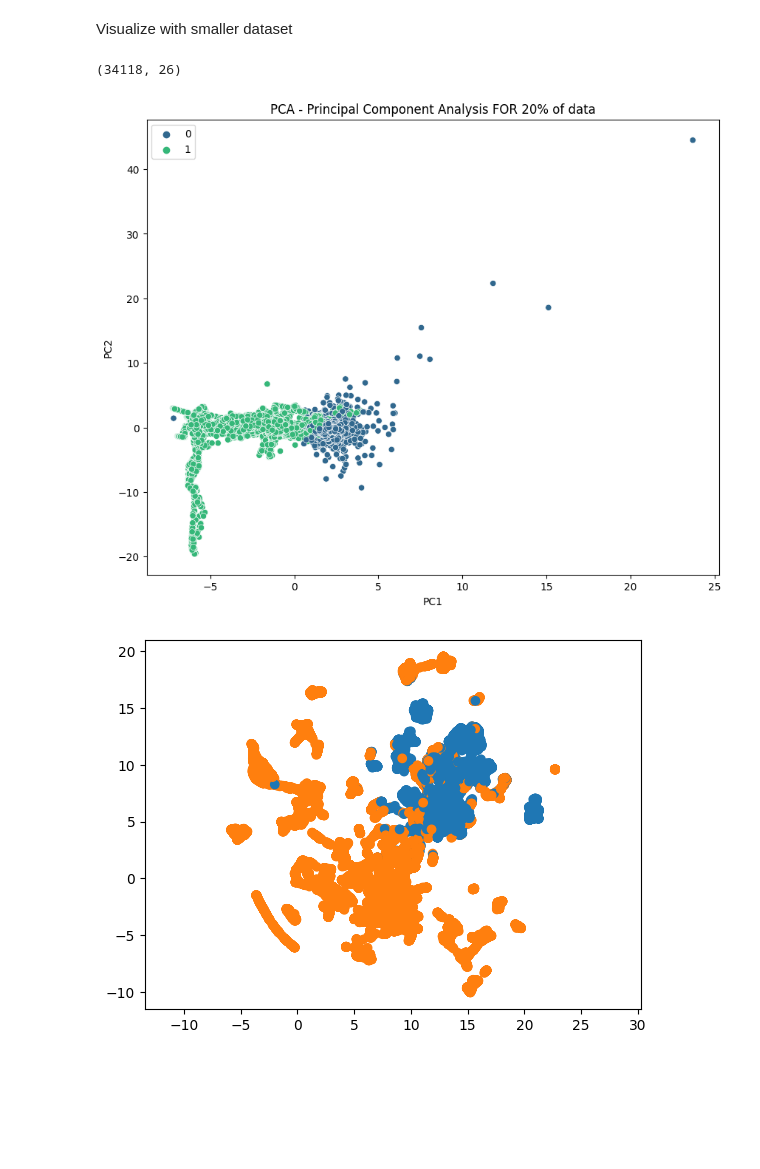
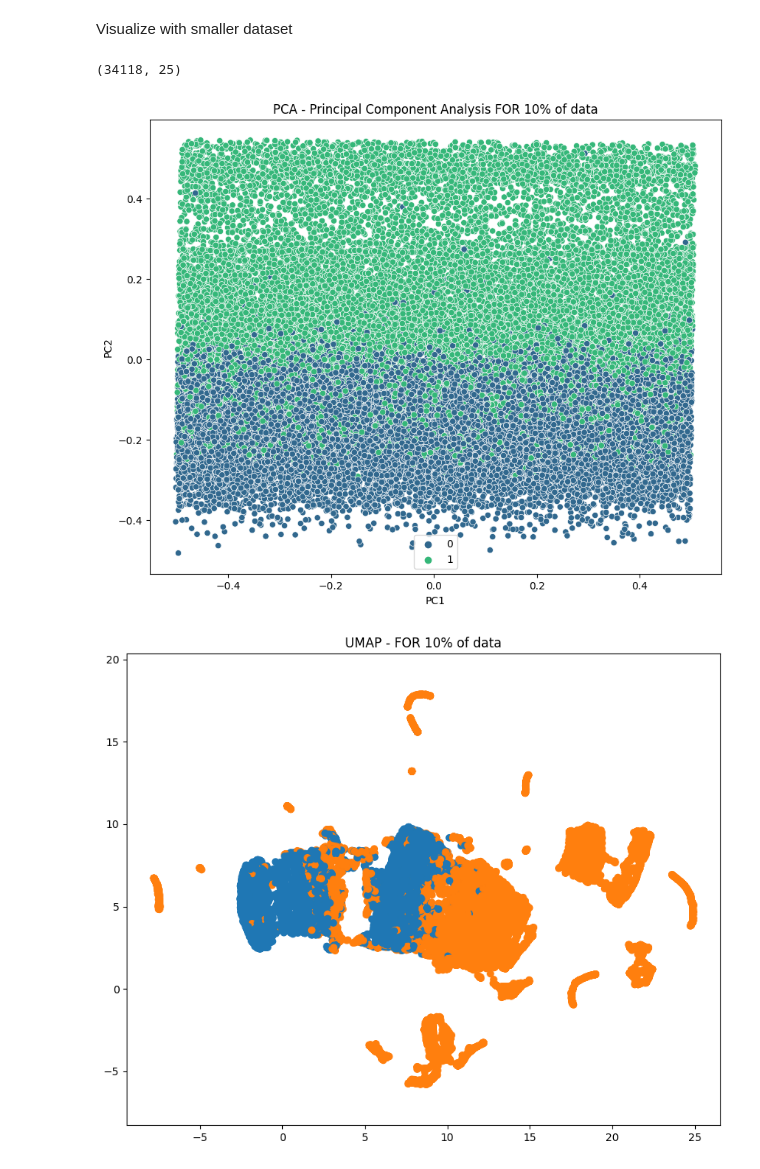
Before and after one commit to jhwang00/cs584-project, a Jupyter notebook: 2023_creditcard_dataset.ipynb, the cells around one changed output. Cells and saved outputs as stored; diff of their text form; code cells hidden in the pictures; blank space fills up the shorter version.

```diff
--- a/2023_creditcard_dataset.ipynb
+++ b/2023_creditcard_dataset.ipynb
@@ -124,5 +136,5 @@ Scale data to see correlation between features
 # %%
-scaler = StandardScaler()
+scaler = MinMaxScaler()
 scaler.fit(X)
 scaled_df = pd.DataFrame(scaler.transform(X))
 scaled_df.columns=X.columns
@@ -143,5 +157,5 @@ V17, V18 and V10
 # %%
-scaled_df = scaled_df.drop(columns = ['V17', 'V18', 'V10'])
+scaled_df = scaled_df.drop(columns = ['V14', 'V17', 'V18', 'V10'])
 # %% [markdown]
 Check correlation with target
 # %%
@@ -191,7 +205,7 @@ input_X = X_train[:math.ceil(len(X_train)*0.1)]
 input_y = y_train[:math.ceil(len(X_train)*0.1)]
 input_X.shape
 # %% [output]
-(34118, 26)
+(34118, 25)
 # %%
 #PCA - Principal Component Analysis
 pca = PCA(n_components=2)
@@ -199,17 +213,19 @@ pca_result = pca.fit_transform(input_X)
 pca_df = pd.DataFrame(data=pca_result, columns=['PC1', 'PC2'])
 plt.figure(figsize=(10, 8))
 sns.scatterplot(x='PC1', y='PC2', hue=input_y.values.flatten(), data=pca_df, palette='viridis')
-plt.title("PCA - Principal Component Analysis FOR 20% of data")
+plt.title("PCA - Principal Component Analysis FOR 10% of data")
 plt.show()
 # %% [output]
-[figure, old version]
+[figure, new version]
 # %%
 reducer = umap.UMAP()
 embedding = reducer.fit_transform(input_X)
+plt.figure(figsize=(10, 8))
 plt.scatter(embedding[:, 0], embedding[:, 1], c=[sns.color_palette()[x] for x in input_y.Class.map({0:0, 1:1})])
+plt.title("UMAP - FOR 10% of data")
 plt.gca().set_aspect('equal', 'datalim')
 # %% [output]
-[figure, old version]
+[figure, new version]
 # %%
 #  t-SNE - t-distributed Stochastic Neighbor Embedding
 tsne_model = TSNE(n_components=2)
```
Also changed, not shown: parts of 68 cells of this notebook.
